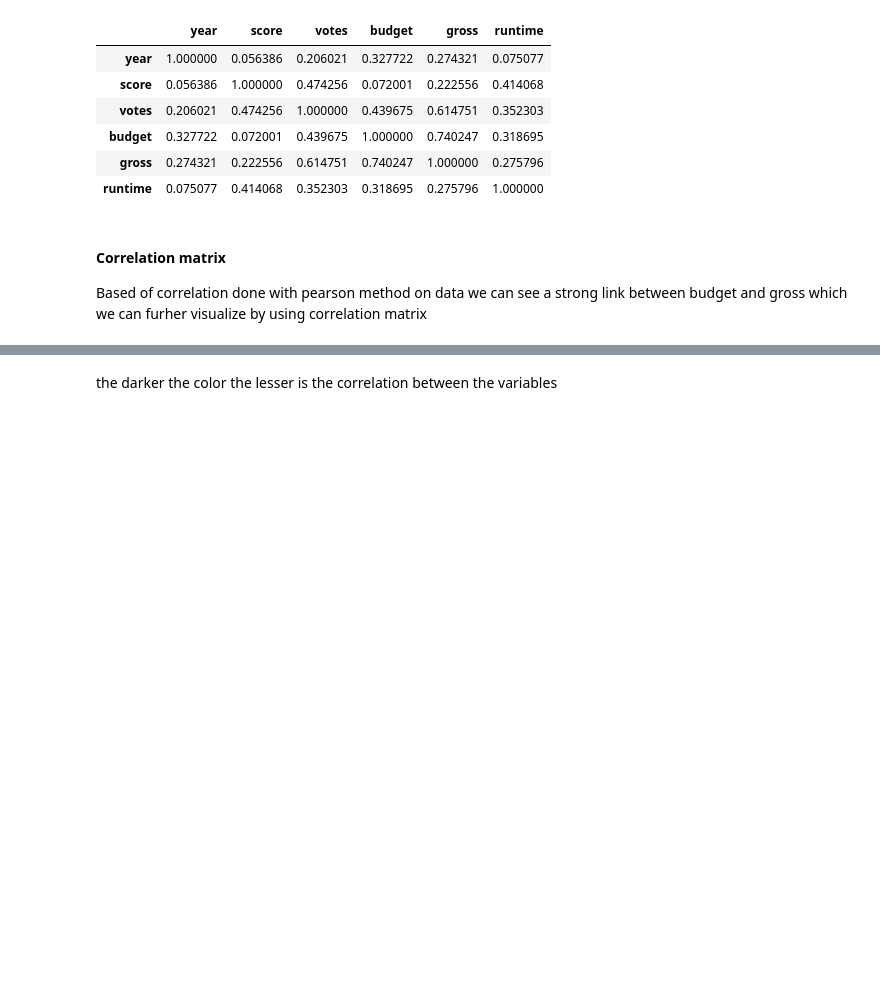
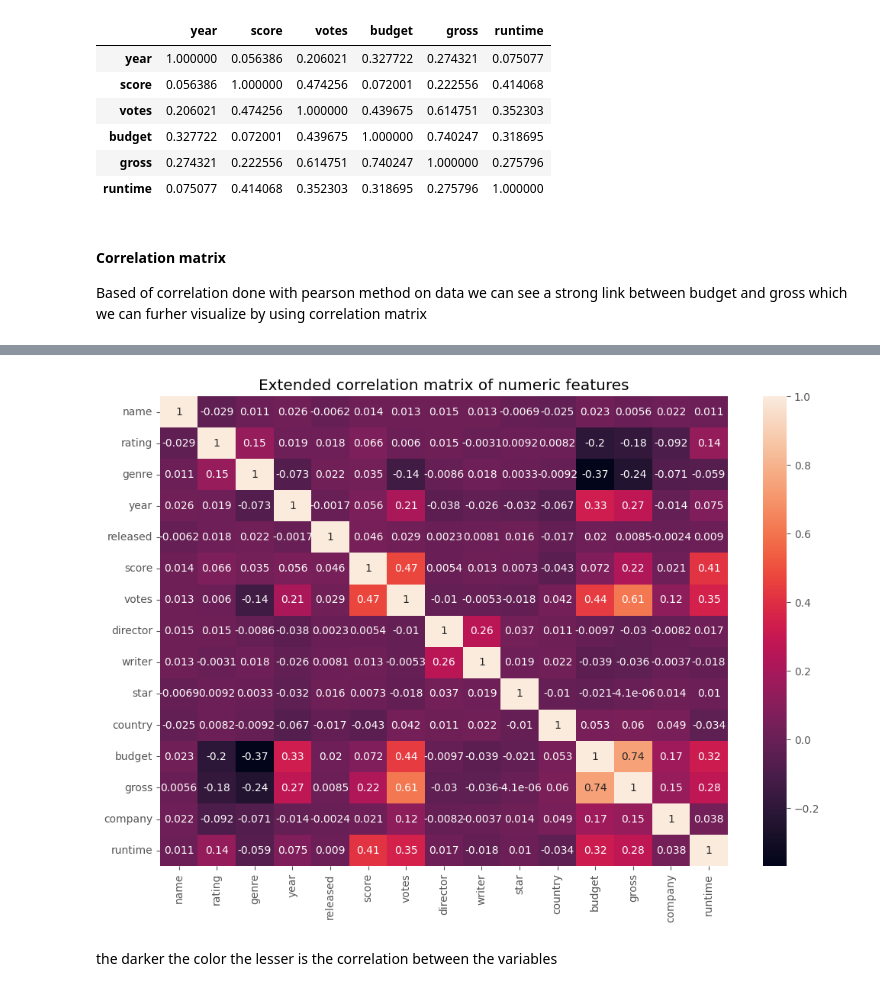
Before and after one commit to VeIskar/Python-Movies-Analysis, a Jupyter notebook: analysis.ipynb, the cells around one changed output, grey strips where cells are left out. Saved outputs shown, nothing was run; the diff lists cells and outputs as text; code cells hidden in the pictures; blank space fills up the shorter version.

```diff
--- a/analysis.ipynb
+++ b/analysis.ipynb
@@ -143,0 +141,9 @@ plt.show()
+# %%
+df_numer = df
+
+for col in df_numer.columns:
+    if(df_numer[col].dtype == 'object'):
+        df_numer[col] = df_numer[col].astype('category')
+        df_numer[col] = df_numer[col].cat.codes
+
+df_numer.head(10)
@@ -144,2 +162,11 @@ plt.show()
+# %%
+cor_mat = df_numer.corr()
+
+plt.title("Extended correlation matrix of numeric features")
+sns.heatmap(cor_mat, annot=True)
+
+plt.show()
+# %% [output]
+[figure, added]
 # %% [markdown]
 the darker the color the lesser is the correlation between the variables
```
Also changed, not shown: parts of 8 cells of this notebook.
